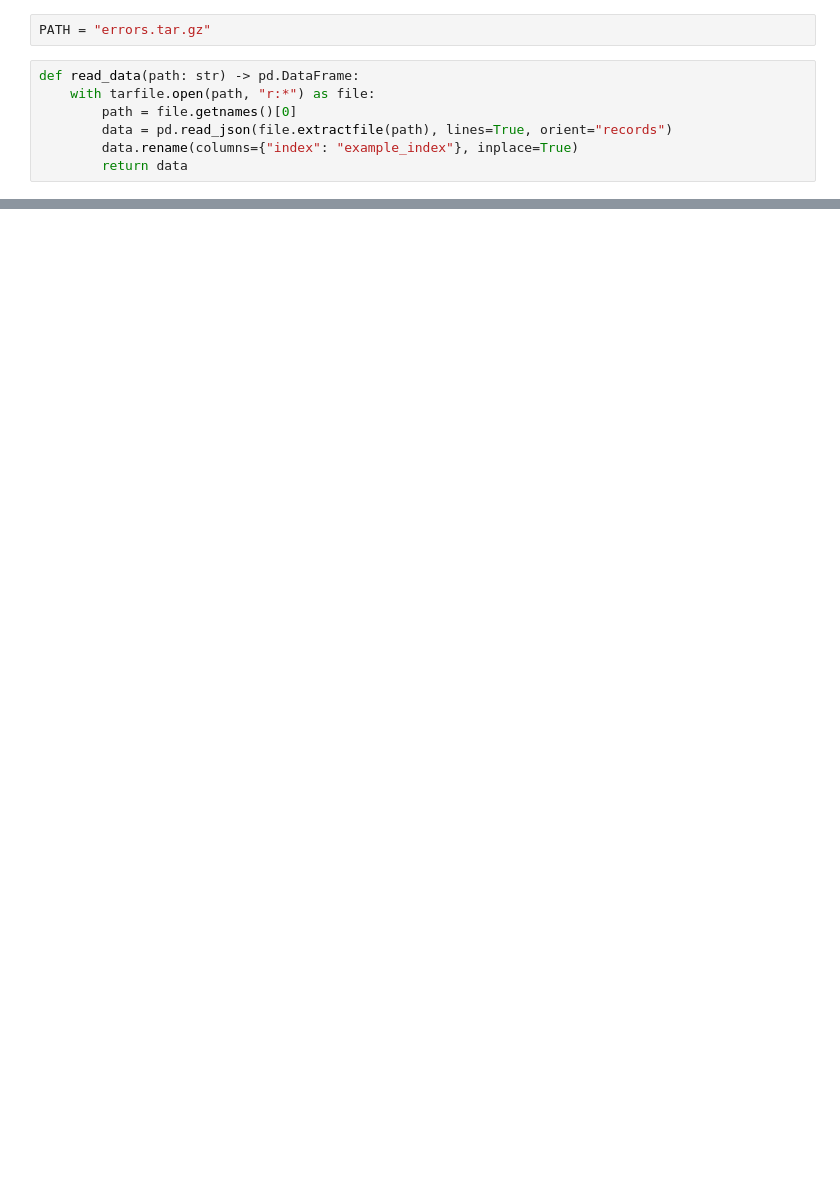
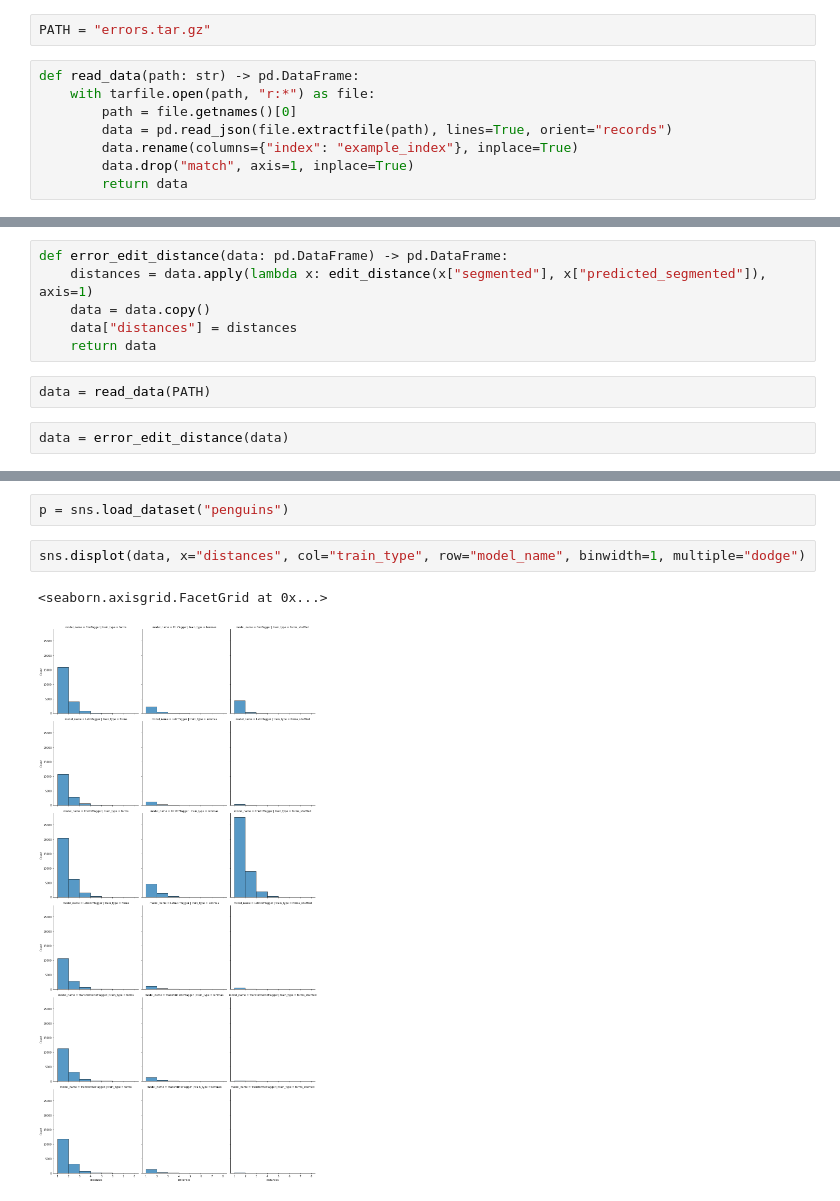
Before and after one commit to slowwavesleep/NeuralMorphemeSegmenter, a Jupyter notebook: error_analysis/error_analysis.ipynb, the cells around one changed output, grey strips where cells are left out. Saved outputs shown, nothing was run; the diff lists cells and outputs as text; blank space fills up the shorter version.

Commit message:
Work on error analysis

```diff
--- a/error_analysis/error_analysis.ipynb
+++ b/error_analysis/error_analysis.ipynb
@@ -11,6 +15,7 @@ def read_data(path: str) -> pd.DataFrame:
         path = file.getnames()[0]
         data = pd.read_json(file.extractfile(path), lines=True, orient="records")
         data.rename(columns={"index": "example_index"}, inplace=True)
+        data.drop("match", axis=1, inplace=True)
         return data
 # %%
 def common_errors(data: pd.DataFrame, train_type: str, n: int, ascending: bool) -> pd.DataFrame:
@@ -22,0 +28,10 @@ def common_errors(data: pd.DataFrame, train_type: str, n: int, ascending: bool)
+# %%
+def error_edit_distance(data: pd.DataFrame) -> pd.DataFrame:
+    distances = data.apply(lambda x: edit_distance(x["segmented"], x["predicted_segmented"]), axis=1)
+    data = data.copy()
+    data["distances"] = distances
+    return data
+# %%
+data = read_data(PATH)
+# %%
+data = error_edit_distance(data)
@@ -22,0 +60,7 @@ def common_errors(data: pd.DataFrame, train_type: str, n: int, ascending: bool)
+# %%
+p = sns.load_dataset("penguins")
+# %%
+sns.displot(data, x="distances", col="train_type", row="model_name", binwidth=1, multiple="dodge")
+# %% [output]
+<seaborn.axisgrid.FacetGrid at 0x...>
+[figure, added]
```
Also changed, not shown: parts of 10 cells of this notebook, 1 other file.
